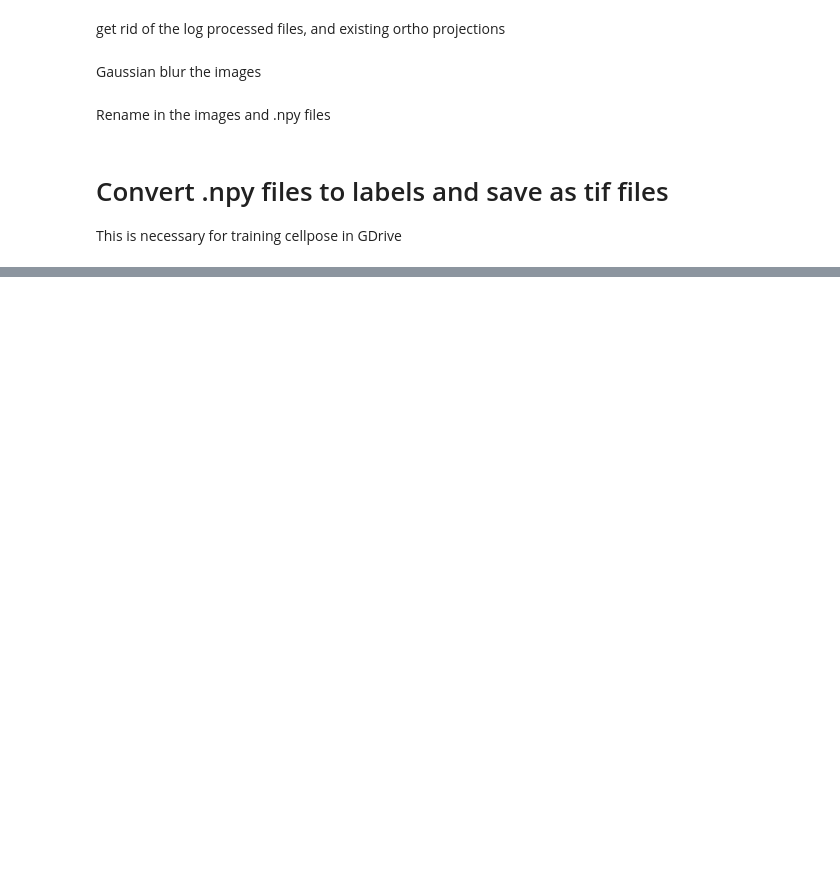
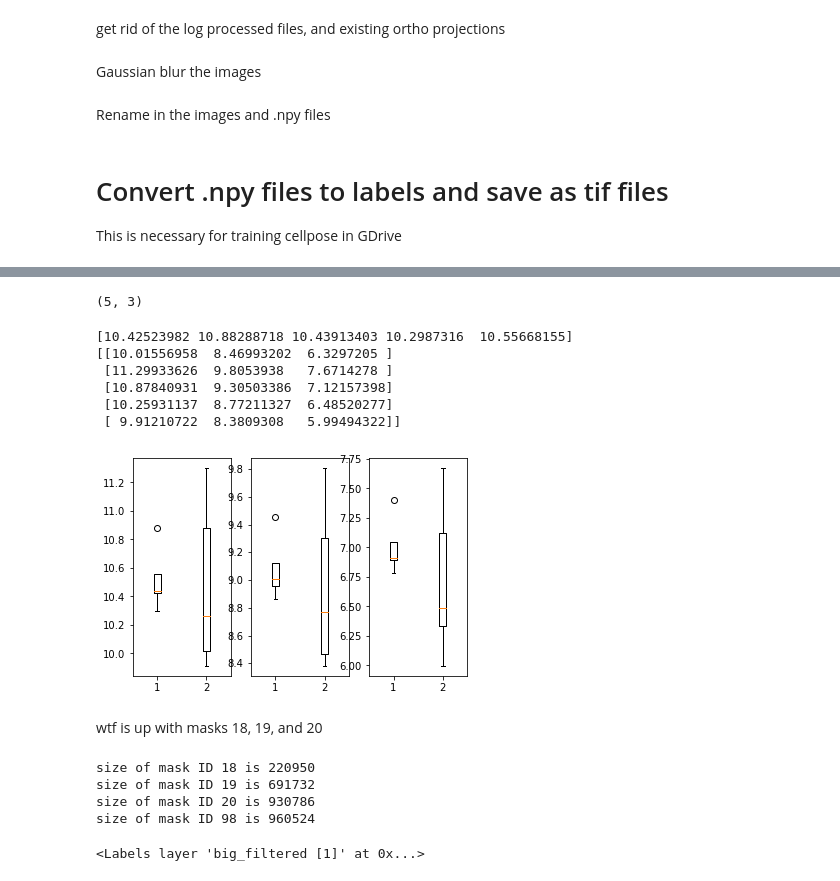
Before and after one commit to zacswider/volume-distribution, a Jupyter notebook: Methods.ipynb, the cells around one changed output, grey strips where cells are left out. Drawn from its saved outputs; the diff is of its cells as text; code cells hidden in the pictures; blank space fills up the shorter version.

```diff
--- a/Methods.ipynb
+++ b/Methods.ipynb
@@ -98,0 +471,7 @@ with tqdm(total=len(segs)) as pbar:
+# %%
+good_id = 129
+bad_id = 20
+good_points = np.column_stack(np.where(filtered_masks == good_id))
+bad_points = np.column_stack(np.where(filtered_masks == bad_id))
+print(f'collection of good points with shape {good_points.shape}')
+print(f'collection of bad points with shape {bad_points.shape}')
@@ -98,0 +547,22 @@ with tqdm(total=len(segs)) as pbar:
+# %%
+good_labels = [184, 150, 129, 151, 132]
+bad_labels = [20, 33, 14, 118, 103]
+
+good_label_pcs = [np.column_stack(np.where(filtered_masks == good_id)) for good_id in good_labels]
+bad_label_pcs = [np.column_stack(np.where(filtered_masks == bad_id)) for bad_id in bad_labels]
+# %%
+def filter_points(l: list) -> list:
+    for pc_index, pc in enumerate(l):
+        if pc.shape[0] < 1000:
+            continue
+        scale_factor = 500
+        print(f'large point cloud with {pc.shape[0]} points detected.')
+        np.random.shuffle(l[pc_index])
+        l[pc_index] = l[pc_index][::int(scale_factor)]
+        print(f'randomized point cloud and selected every {int(scale_factor)} points to filter down to {l[pc_index].shape[0]} points')
+    return l
+
+print(f'pc with shape {good_label_pcs[0].shape} at index 0 before filtering')
+good_label_pcs = filter_points(good_label_pcs)
+bad_label_pcs = filter_points(bad_label_pcs)
+print(f'pc with shape {good_label_pcs[0].shape} at index 0 after filtering')
@@ -98,0 +587,29 @@ with tqdm(total=len(segs)) as pbar:
+# %%
+good_diagrams_basic = persistence.fit_transform(good_label_pcs)
+bad_diagrams_basic = persistence.fit_transform(bad_label_pcs)
+good_X_basic = persistence_entropy.fit_transform(good_diagrams_basic)
+bad_X_basic = persistence_entropy.fit_transform(bad_diagrams_basic)
+
+good_X_basic.shape
+# %% [output]
+(5, 3)
+# %%
+print(good_X_basic.T[0])
+print(bad_X_basic)
+# %% [output]
+[10.42523982 10.88288718 10.43913403 10.2987316  10.55668155]
+[[10.01556958  8.46993202  6.3297205 ]
+ [11.29933626  9.8053938   7.6714278 ]
+ [10.87840931  9.30503386  7.12157398]
+ [10.25931137  8.77211327  6.48520277]
+ [ 9.91210722  8.3809308   5.99494322]]
+# %%
+import matplotlib.pyplot as plt
+
+fig, (ax1, ax2, ax3) = plt.subplots(1, 3)
+ax1.boxplot([good_X_basic.T[0], bad_X_basic.T[0]])
+ax2.boxplot([good_X_basic.T[1], bad_X_basic.T[1]])
+ax3.boxplot([good_X_basic.T[2], bad_X_basic.T[2]])
+plt.show()
+# %% [output]
+[figure, added]
@@ -98,0 +620,15 @@ with tqdm(total=len(segs)) as pbar:
+# %% [markdown]
+wtf is up with masks 18, 19, and 20
+# %%
+weird_masks = [18,19,20,98]
+for mask_id in weird_masks:
+    print(f'size of mask ID {mask_id} is {np.sum(big_filtered == mask_id)}')
+# %% [output]
+size of mask ID 18 is 220950
+size of mask ID 19 is 691732
+size of mask ID 20 is 930786
+size of mask ID 98 is 960524
+# %%
+viewer.add_labels(big_filtered, name='big_filtered')
+# %% [output]
+<Labels layer 'big_filtered [1]' at 0x...>
```
Also changed, not shown: parts of 58 cells of this notebook.
